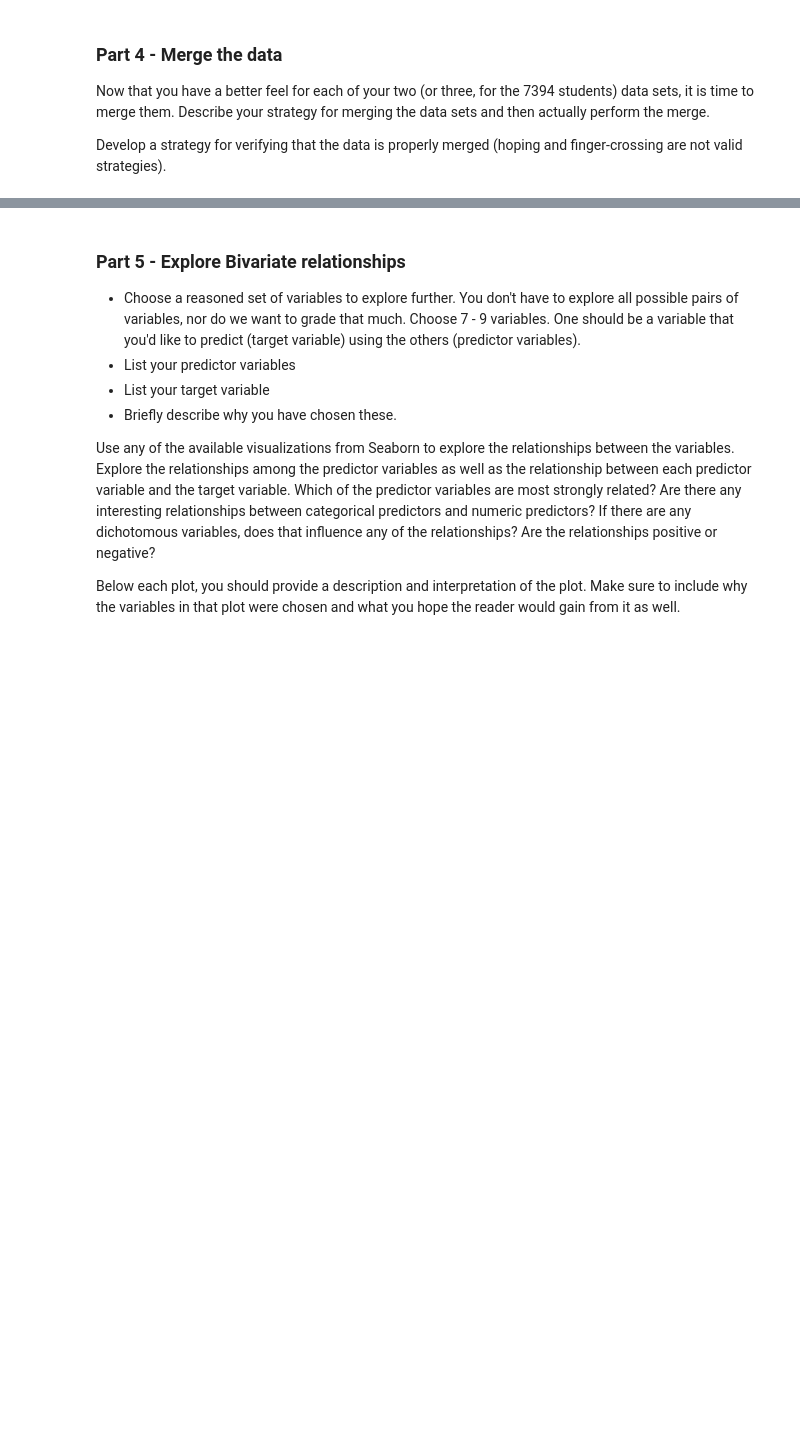
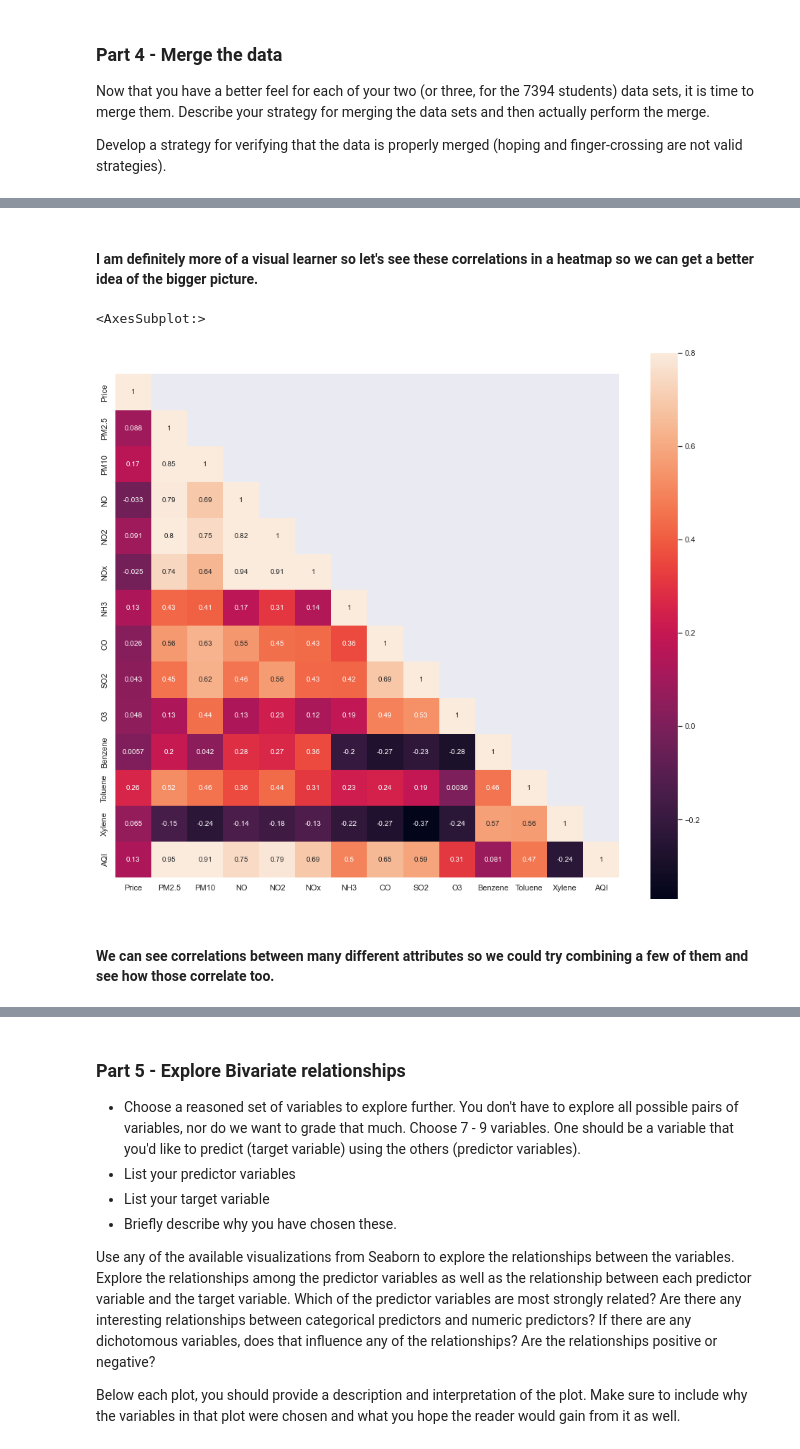
Before and after one commit to calebm00re/22ML-project2, a Jupyter notebook: Project02_pt2.ipynb, the cells around one changed output, grey strips where cells are left out. Cells and saved outputs as stored; diff of their text form; code cells hidden in the pictures; blank space fills up the shorter version.

Commit message:
Heatmap Fun!

```diff
--- a/Project02_pt2.ipynb
+++ b/Project02_pt2.ipynb
@@ -288 +312,17 @@ Develop a strategy for verifying that the data is properly merged (hoping and fi
+# %% [markdown]
+#### I am definitely more of a visual learner so let's see these correlations in a heatmap so we can get a better idea of the bigger picture.
+# %%
+import numpy as np
+
+plt.figure(figsize=(14, 14))
+mask = np.array(corrmatrix)
+
+mask[np.tril_indices_from(mask)] = False
+sns.heatmap(corrmatrix, mask=mask,
+            vmax=.8, square=True,annot=True)
+# %% [output]
+<AxesSubplot:>
+[figure, added]
+# %% [markdown]
+#### We can see correlations between many different attributes so we could try combining a few of them and see how those correlate too.
 # %%
```
Also changed, not shown: parts of 7 cells of this notebook.
